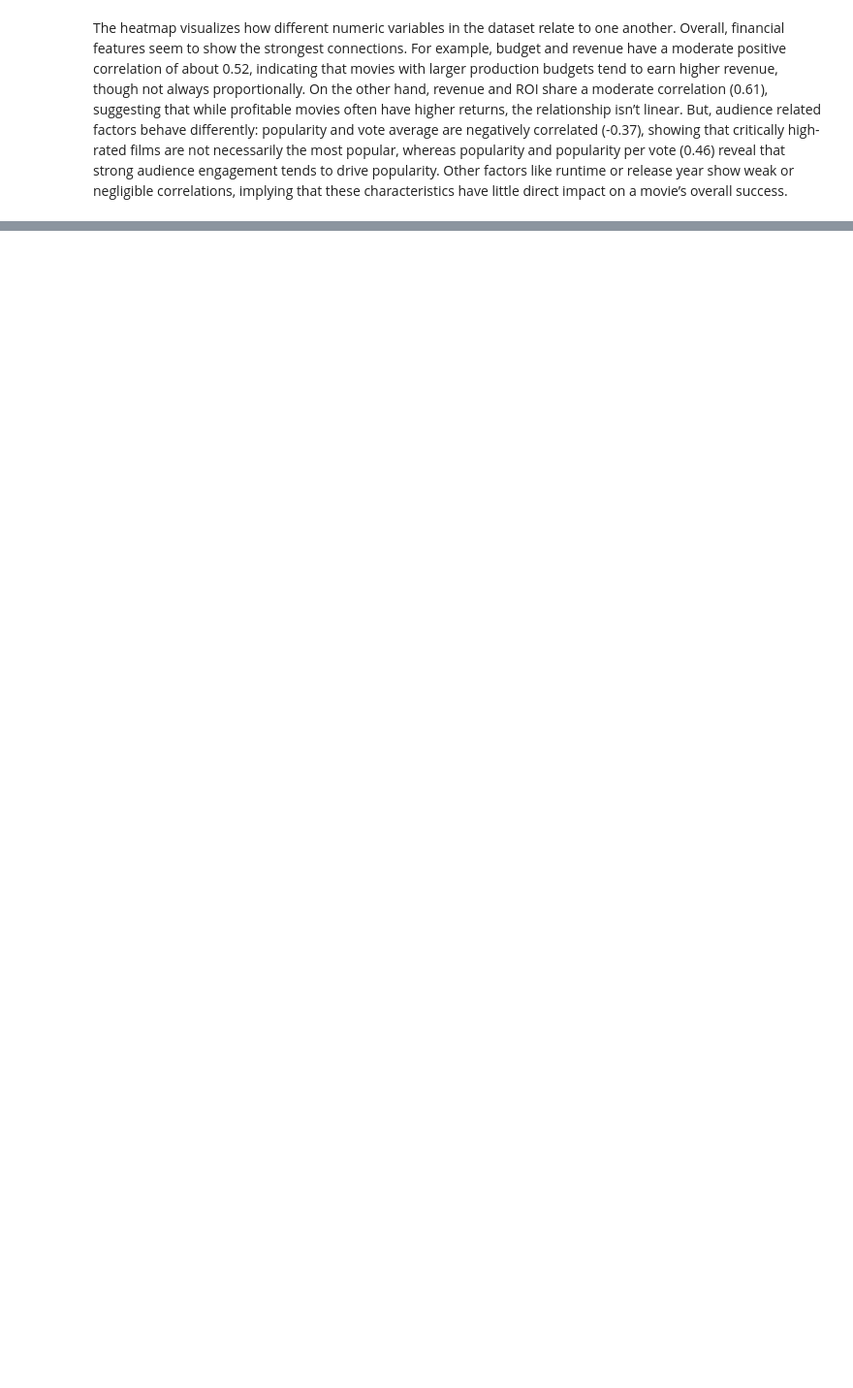
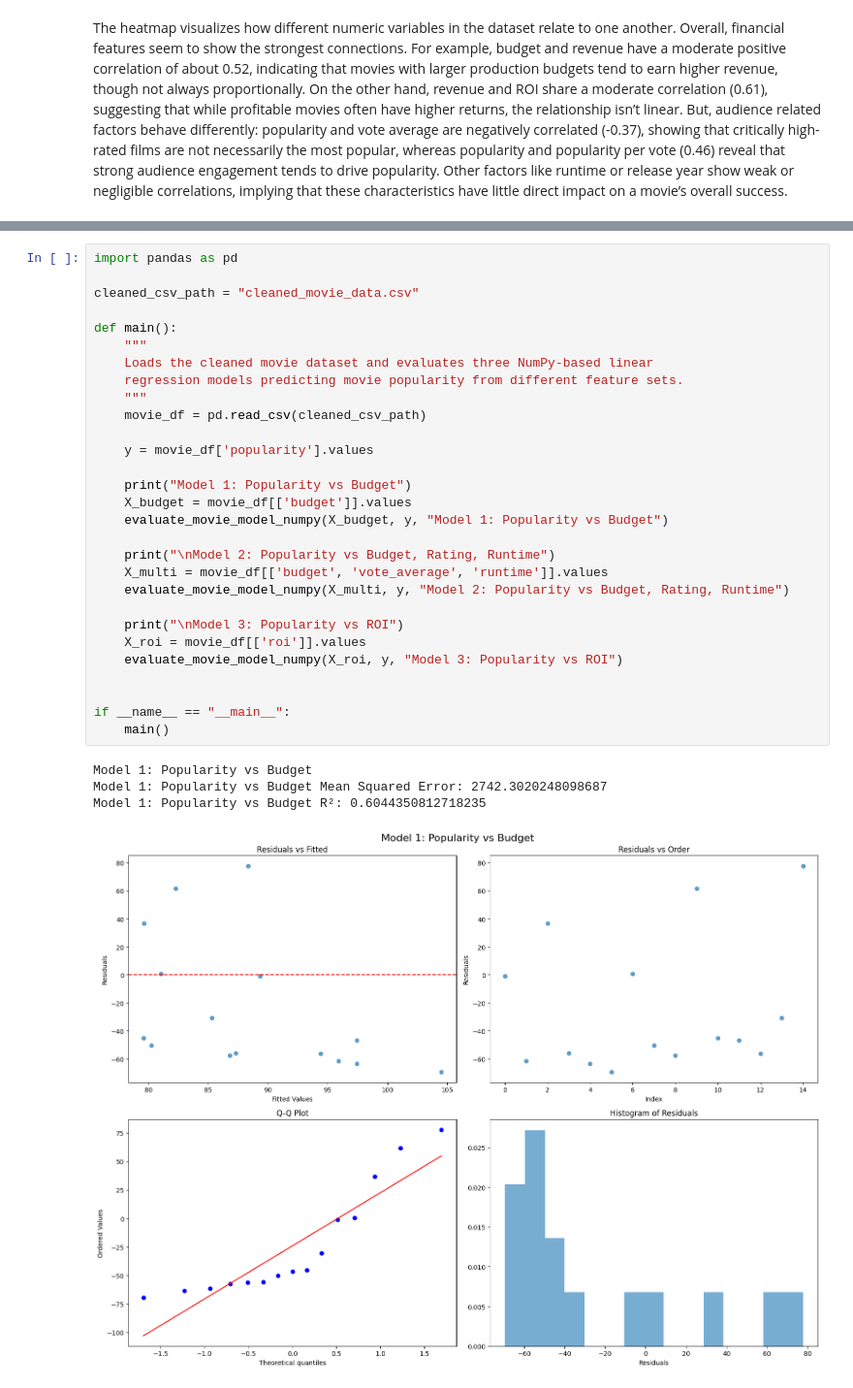
Before and after one commit to massaalhajjiri/DS3000_Project, a Jupyter notebook: DS3000_PROJECT.ipynb, the cells around one changed output, grey strips where cells are left out. Shown: that part at 97% size. Cells and saved outputs as stored; diff of their text form; blank space fills up the shorter version.

Commit message:
lin alg model

```diff
--- a/DS3000_PROJECT.ipynb
+++ b/DS3000_PROJECT.ipynb
@@ -282,0 +366,34 @@ The heatmap visualizes how different numeric variables in the dataset relate to
+# %%
+import pandas as pd
+
+cleaned_csv_path = "cleaned_movie_data.csv"
+
+def main():
+    """
+    Loads the cleaned movie dataset and evaluates three NumPy-based linear
+    regression models predicting movie popularity from different feature sets.
+    """
+    movie_df = pd.read_csv(cleaned_csv_path)
+
+    y = movie_df['popularity'].values
+
+    print("Model 1: Popularity vs Budget")
+    X_budget = movie_df[['budget']].values
+    evaluate_movie_model_numpy(X_budget, y, "Model 1: Popularity vs Budget")
+
+    print("\nModel 2: Popularity vs Budget, Rating, Runtime")
+    X_multi = movie_df[['budget', 'vote_average', 'runtime']].values
+    evaluate_movie_model_numpy(X_multi, y, "Model 2: Popularity vs Budget, Rating, Runtime")
+
+    print("\nModel 3: Popularity vs ROI")
+    X_roi = movie_df[['roi']].values
+    evaluate_movie_model_numpy(X_roi, y, "Model 3: Popularity vs ROI")
+
+
+if __name__ == "__main__":
+    main()
+# %% [output]
+Model 1: Popularity vs Budget
+Model 1: Popularity vs Budget Mean Squared Error: 2742.3020248098687
+Model 1: Popularity vs Budget R²: 0.6044350812718235
+[figure, added]
```
Also changed, not shown: parts of 9 cells of this notebook, 1 other file.
